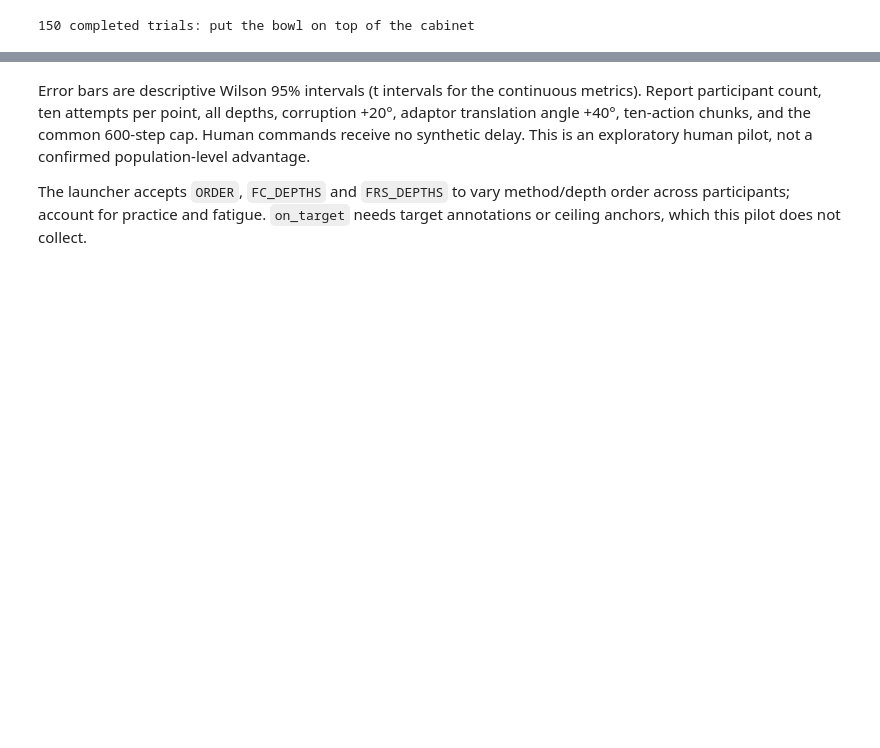
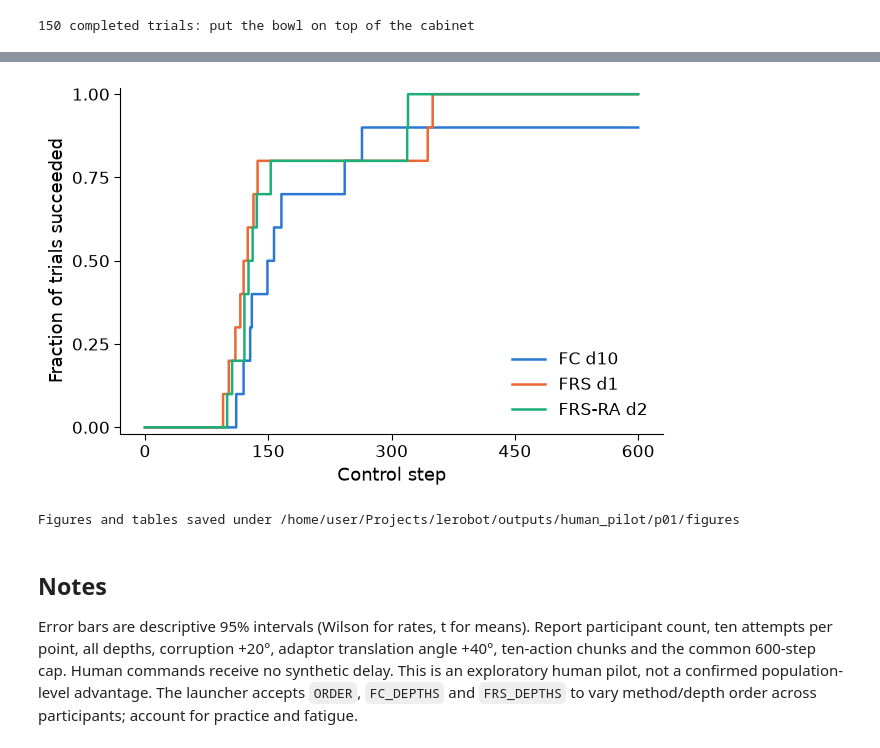
Before and after one commit to ricebcilab/lerobot, a Jupyter notebook: examples/pi05/libero_shared_autonomy/notebooks/analyze_human_pilot.ipynb, the cells around one changed output, grey strips where cells are left out. Cells and saved outputs as stored; diff of their text form; code cells hidden in the pictures; blank space fills up the shorter version.

```diff
--- a/examples/pi05/libero_shared_autonomy/notebooks/analyze_human_pilot.ipynb
+++ b/examples/pi05/libero_shared_autonomy/notebooks/analyze_human_pilot.ipynb
@@ -140,22 +186,0 @@ successes; if none succeeded yet the progress panels are empty.
-# %%
-metrics = analyze.trial_metrics(trials)
-fig, axes = plt.subplots(1, 3, figsize=(16, 4.5))
-tables = [
-    analyze.plot_metric(metrics, axes[0], "progress_max"),
-    analyze.plot_metric(metrics, axes[1], "path_length"),
-    analyze.plot_metric(metrics, axes[2], "time_to_success"),
-]
-fig.suptitle(f"{title} — per-trial metrics; steps to success over successes only", y=1.02)
-fig.tight_layout()
-fig.savefig(export / f"trajectory_metrics_vs_authority{suffix}.png", dpi=220, bbox_inches="tight")
-summary = pd.concat(tables, keys=["progress_max", "path_length", "time_to_success"], names=["metric"])
-summary.to_csv(export / f"trajectory_metrics_vs_authority{suffix}.csv")
-plt.show()
-display(summary)
-
-at_best = metrics.loc[at_best.index].copy()
-at_best["method"] = at_best["method"] + " d" + at_best["depth"].astype(int).astype(str)
-fig, ax = plt.subplots(figsize=(7, 4.5))
-analyze.plot_success_over_time(at_best, ax, title="Success over time at each method's best depth")
-fig.savefig(export / f"success_over_time{suffix}.png", dpi=220, bbox_inches="tight")
-plt.show()
@@ -216,4 +192,21 @@ else:
+# %%
+over_time = metrics.loc[at_best.index].copy()
+over_time["method"] = over_time["method"] + " d" + over_time["depth"].astype(int).astype(str)
+fig, ax = plt.subplots(figsize=(7, 4.5))
+analyze.plot_success_over_time(over_time, ax)
+fig.savefig(export / f"success_over_time{suffix}.png", dpi=220, bbox_inches="tight")
+plt.show()
+print(f"Figures and tables saved under {export}")
+# %% [output]
+[figure, added]
+Figures and tables saved under /home/user/Projects/lerobot/outputs/human_pilot/p01/figures
 # %% [markdown]
-Error bars are descriptive Wilson 95% intervals (t intervals for the continuous metrics). Report participant count, ten attempts per point, all depths, corruption +20°, adaptor translation angle +40°, ten-action chunks, and the common 600-step cap. Human commands receive no synthetic delay. This is an exploratory human pilot, not a confirmed population-level advantage.
+## Notes
 
-The launcher accepts `ORDER`, `FC_DEPTHS` and `FRS_DEPTHS` to vary method/depth order across participants; account for practice and fatigue. `on_target` needs target annotations or ceiling anchors, which this pilot does not collect.
+Error bars are descriptive 95% intervals (Wilson for rates, t for means).
+Report participant count, ten attempts per point, all depths, corruption +20°,
+adaptor translation angle +40°, ten-action chunks and the common 600-step cap.
+Human commands receive no synthetic delay. This is an exploratory human pilot,
+not a confirmed population-level advantage. The launcher accepts `ORDER`,
+`FC_DEPTHS` and `FRS_DEPTHS` to vary method/depth order across participants;
+account for practice and fatigue.
```
Also changed, not shown: parts of 16 cells of this notebook, 3 other files.
